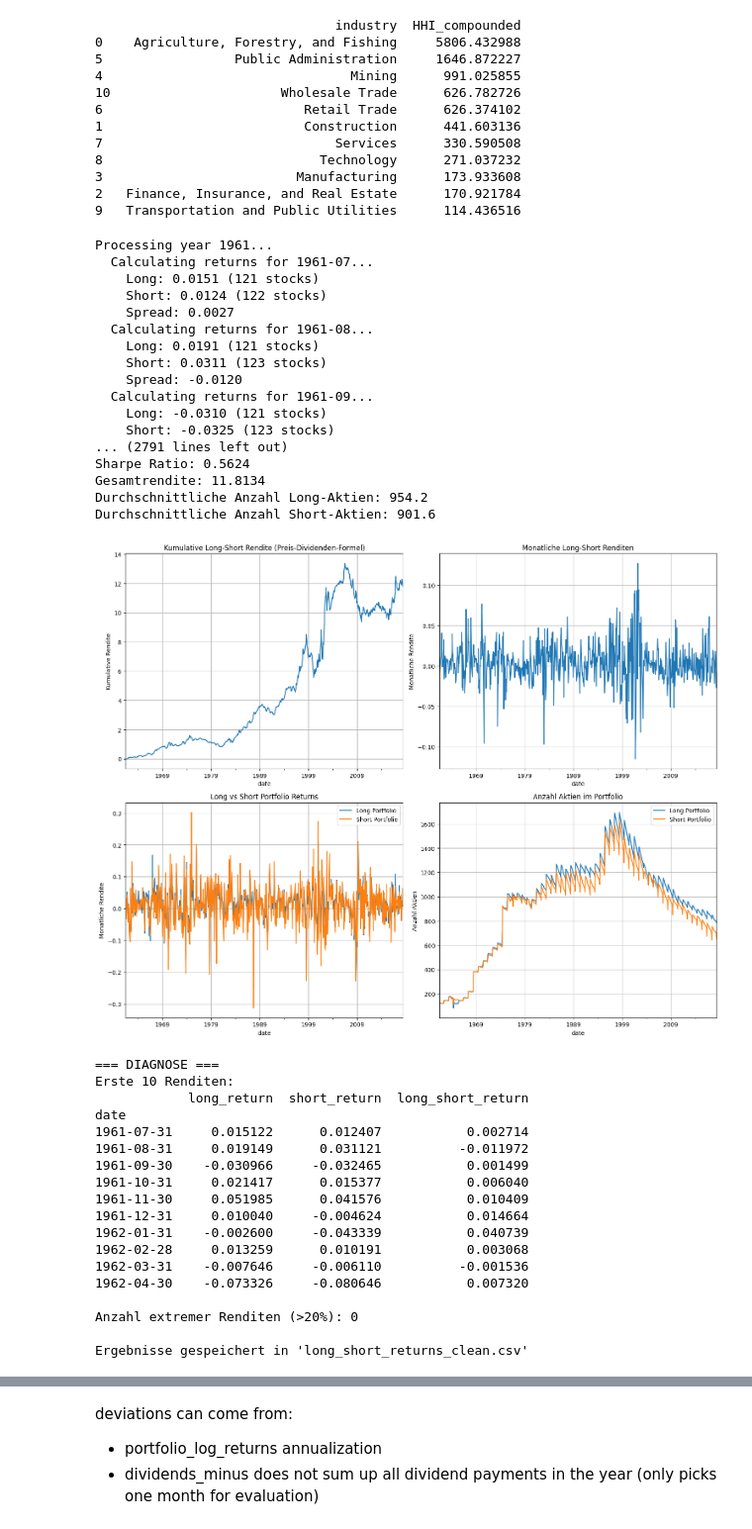
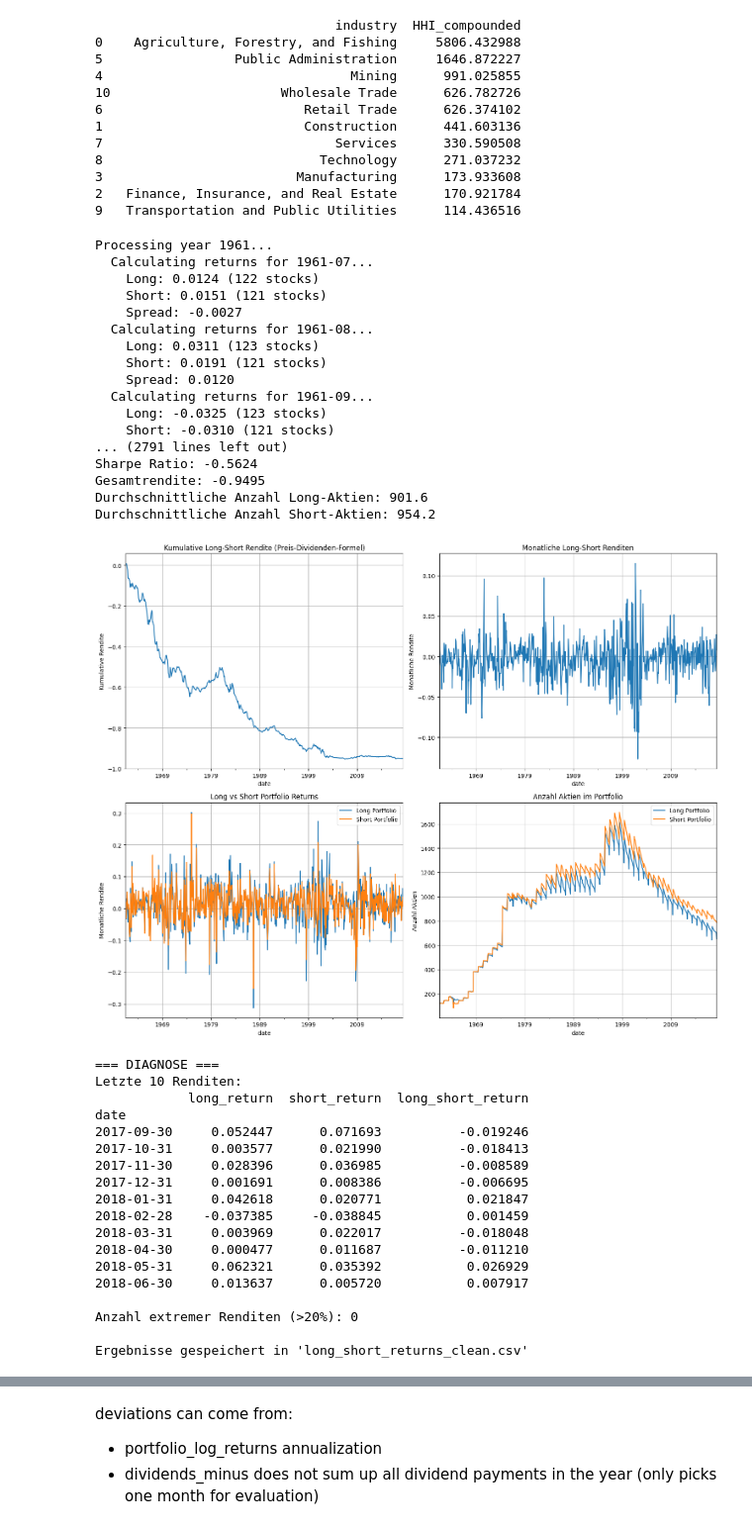
Before and after one commit to justusschenk/valueinvesting, a Jupyter notebook: Portfolio-composition.ipynb, the cells around one changed output, grey strips where cells are left out. Shown at 99% size. Cells and saved outputs as stored; diff of their text form; code cells hidden in the pictures.

Commit message:
misinterpreted b/m-ratio: recomp. of everything

```diff
--- a/Portfolio-composition.ipynb
+++ b/Portfolio-composition.ipynb
@@ -329,8 +324,8 @@ returns.head()
 # %%
 #Dividends computation
 dividends = df.pivot(index="date", columns="permno", values="adj_dividend")
-#dividends.index = dividends.index.to_period("M")
-pd.to_pickle(dividends, "dividends.pkl")
+dividends.index = dividends.index.to_period("M")
+#pd.to_pickle(dividends, "dividends.pkl")
 # %%
 #Book Value computation
 
@@ -338,7 +333,7 @@ pd.to_pickle(dividends, "dividends.pkl")
 df['market_equity'] = df['adj_price'] * df['adj_shrout'] * 1000  # in dollars
 
 # Book Equity = Market Equity × (Book-to-Market)
-df['book_equity'] = abs(df['market_equity'] * df['BM'])
+df['book_equity'] = df['market_equity'] * np.exp(df['BM'])
 df.head()
 # %% [output]
 |  | permno | date | nameendt | shrcd | exchcd | siccd | ncusip | ticker | comnam | shrcls | ... | ... |
@@ -388,10 +383,11 @@ annual_log_returns.head()
 | 1963-06 | NaN | NaN | NaN | NaN | NaN | 0.360593 | NaN | NaN | NaN | NaN | ... | ... |
 5 rows × 20435 columns
 # %%
+bm = df.pivot(index="date", columns="permno", values="BM")
 bm.index = pd.to_datetime(bm.index, format="ISO8601")
-bm_dec = bm[bm.index.month == 12]
-bm_dec.index = pd.to_datetime(bm_dec.index).strftime("%Y-%m")
-bm_dec = bm_dec.abs()
+bm_dec = bm[bm.index.month == 10]
+bm_dec
+
 pd.to_pickle(bm_dec, 'bm_dec.pkl')
 # %%
 #Bookvalue Pivot
@@ -1377,7 +1547,7 @@ for year in sorted(set(date.year for date in bm_dec.index)):
     print(f"Processing year {year}...")
 
     # STOCK SELECTION (gleich wie vorher)
-    clean_row = bm_dec.loc[date_dec].dropna().sort_values(ascending=False)
+    clean_row = bm_dec.loc[date_dec].dropna().sort_values(ascending=True)
     n = len(clean_row)
     if n == 0:
         continue
@@ -1569,62 +1739,62 @@ if not df_ls_clean.empty:
     # 4. Anzahl Aktien im Portfolio
     df_ls_clean[['long_stocks', 'short_stocks']].plot(ax=ax4, title="Anzahl Aktien im Portfolio")
     ax4.set_ylabel("Anzahl Aktien")
     ax4.legend(['Long Portfolio', 'Short Portfolio'])
     ax4.grid(True)
 
     plt.tight_layout()
     plt.show()
 
     # Zusätzliche Diagnose
     print("\n=== DIAGNOSE ===")
-    print("Erste 10 Renditen:")
-    print(df_ls_clean[['long_return', 'short_return', 'long_short_return']].head(10))
+    print("Letzte 10 Renditen:")
+    print(df_ls_clean[['long_return', 'short_return', 'long_short_return']].tail(10))
 
     extreme_returns = df_ls_clean[(df_ls_clean['long_short_return'].abs() > 0.2)]
     print(f"\nAnzahl extremer Renditen (>20%): {len(extreme_returns)}")
     if len(extreme_returns) > 0:
         print("Extreme Renditen:")
         print(extreme_returns[['long_return', 'short_return', 'long_short_return']])
 
 else:
     print("FEHLER: Keine gültigen Daten gefunden!")
 
 # Speichere Ergebnisse für weitere Analyse
 df_ls_clean.to_csv('long_short_returns_clean.csv')
 print(f"\nErgebnisse gespeichert in 'long_short_returns_clean.csv'")
 # %% [output]
 Processing year 1961...
   Calculating returns for 1961-07...
-    Long: 0.0151 (121 stocks)
-    Short: 0.0124 (122 stocks)
-    Spread: 0.0027
+    Long: 0.0124 (122 stocks)
+    Short: 0.0151 (121 stocks)
+    Spread: -0.0027
   Calculating returns for 1961-08...
-    Long: 0.0191 (121 stocks)
-    Short: 0.0311 (123 stocks)
-    Spread: -0.0120
+    Long: 0.0311 (123 stocks)
+    Short: 0.0191 (121 stocks)
+    Spread: 0.0120
   Calculating returns for 1961-09...
-    Long: -0.0310 (121 stocks)
-    Short: -0.0325 (123 stocks)
+    Long: -0.0325 (123 stocks)
+    Short: -0.0310 (121 stocks)
 ... (2791 lines left out)
-Sharpe Ratio: 0.5624
-Gesamtrendite: 11.8134
-Durchschnittliche Anzahl Long-Aktien: 954.2
-Durchschnittliche Anzahl Short-Aktien: 901.6
+Sharpe Ratio: -0.5624
+Gesamtrendite: -0.9495
+Durchschnittliche Anzahl Long-Aktien: 901.6
+Durchschnittliche Anzahl Short-Aktien: 954.2
-[figure, old version]
+[figure, new version]
 === DIAGNOSE ===
-Erste 10 Renditen:
+Letzte 10 Renditen:
             long_return  short_return  long_short_return
 date
-1961-07-31     0.015122      0.012407           0.002714
-1961-08-31     0.019149      0.031121          -0.011972
-1961-09-30    -0.030966     -0.032465           0.001499
-1961-10-31     0.021417      0.015377           0.006040
-1961-11-30     0.051985      0.041576           0.010409
-1961-12-31     0.010040     -0.004624           0.014664
-1962-01-31    -0.002600     -0.043339           0.040739
-1962-02-28     0.013259      0.010191           0.003068
-1962-03-31    -0.007646     -0.006110          -0.001536
-1962-04-30    -0.073326     -0.080646           0.007320
+2017-09-30     0.052447      0.071693          -0.019246
+2017-10-31     0.003577      0.021990          -0.018413
+2017-11-30     0.028396      0.036985          -0.008589
+2017-12-31     0.001691      0.008386          -0.006695
+2018-01-31     0.042618      0.020771           0.021847
+2018-02-28    -0.037385     -0.038845           0.001459
+2018-03-31     0.003969      0.022017          -0.018048
+2018-04-30     0.000477      0.011687          -0.011210
+2018-05-31     0.062321      0.035392           0.026929
+2018-06-30     0.013637      0.005720           0.007917
 
 Anzahl extremer Renditen (>20%): 0
 
```
Also changed, not shown: parts of 21 cells of this notebook, 25 other files.
